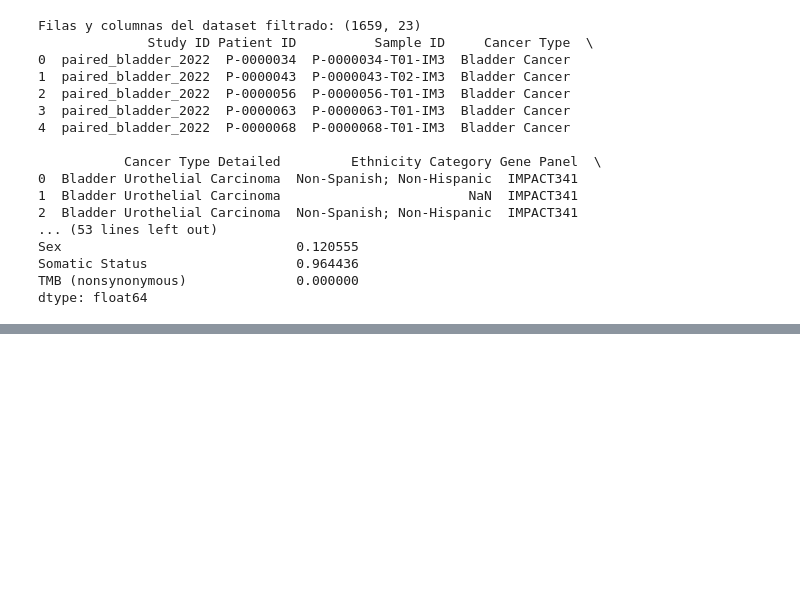
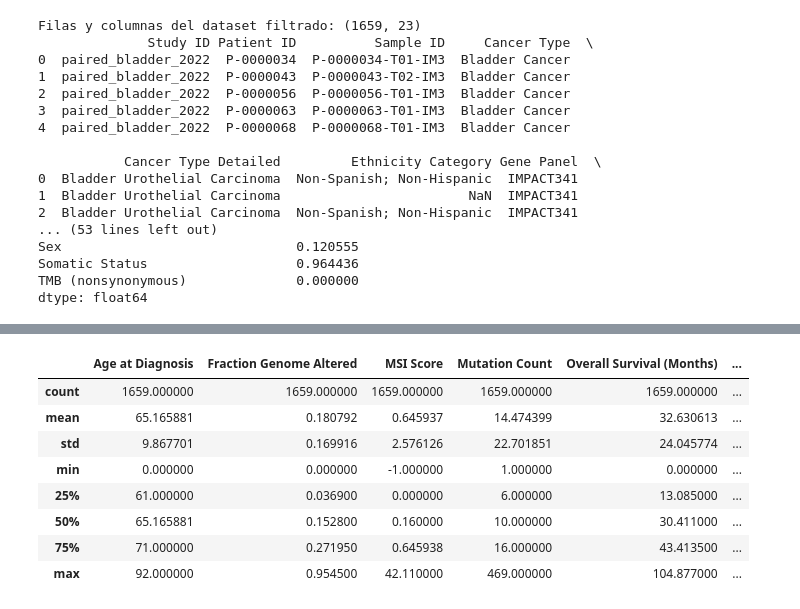
Before and after one commit to adrianespinoza1998/LABORATORIO_1_ANALISIS_DATOS_UDD, a Jupyter notebook: regresion_lineal_multiple_para_TMB.ipynb, the cells around one changed output, grey strips where cells are left out. Saved outputs shown, nothing was run; the diff lists cells and outputs as text; code cells hidden in the pictures; blank space fills up the shorter version.

```diff
--- a/regresion_lineal_multiple_para_TMB.ipynb
+++ b/regresion_lineal_multiple_para_TMB.ipynb
@@ -389,0 +417,43 @@ plt.show()
+# %%
+#Modelo cox
+
+# Instalación (si no lo tienes en tu Colab o entorno)
+#!pip install lifelines
+#!pip install Jinja2
+
+# Importamos librerías
+import pandas as pd
+from lifelines import CoxPHFitter
+
+# 1. Cargar un dataset de ejemplo (Rossi: reincidencia de presos)
+df = df_cleaned
+
+
+
+# 2. Crear el modelo de Cox
+cph = CoxPHFitter()
+
+# Ajustar el modelo con las variables
+#cph.fit(df, duration_col='Overall Survival (Months)', event_col='Overall Survival Status')
+
+# 3. Resumen del modelo
+#cph.print_summary()
+
+# 4. Graficar los efectos de las variables
+#cph.plot()
+
+df['Overall Survival Status'].unique()
+
+df['Overall Survival Status'] = df['Overall Survival Status'].map({'1:DECEASED': 1.0, '0:LIVING': 0})
+
+df.describe()
+# %% [output]
+|  | Age at Diagnosis | Fraction Genome Altered | MSI Score | Mutation Count | Overall Survival (Months) | ... |
+| count | 1659.000000 | 1659.000000 | 1659.000000 | 1659.000000 | 1659.000000 | ... |
+| mean | 65.165881 | 0.180792 | 0.645937 | 14.474399 | 32.630613 | ... |
+| std | 9.867701 | 0.169916 | 2.576126 | 22.701851 | 24.045774 | ... |
+| min | 0.000000 | 0.000000 | -1.000000 | 1.000000 | 0.000000 | ... |
+| 25% | 61.000000 | 0.036900 | 0.000000 | 6.000000 | 13.085000 | ... |
+| 50% | 65.165881 | 0.152800 | 0.160000 | 10.000000 | 30.411000 | ... |
+| 75% | 71.000000 | 0.271950 | 0.645938 | 16.000000 | 43.413500 | ... |
+| max | 92.000000 | 0.954500 | 42.110000 | 469.000000 | 104.877000 | ... |
```
Also changed, not shown: parts of 10 cells of this notebook.
